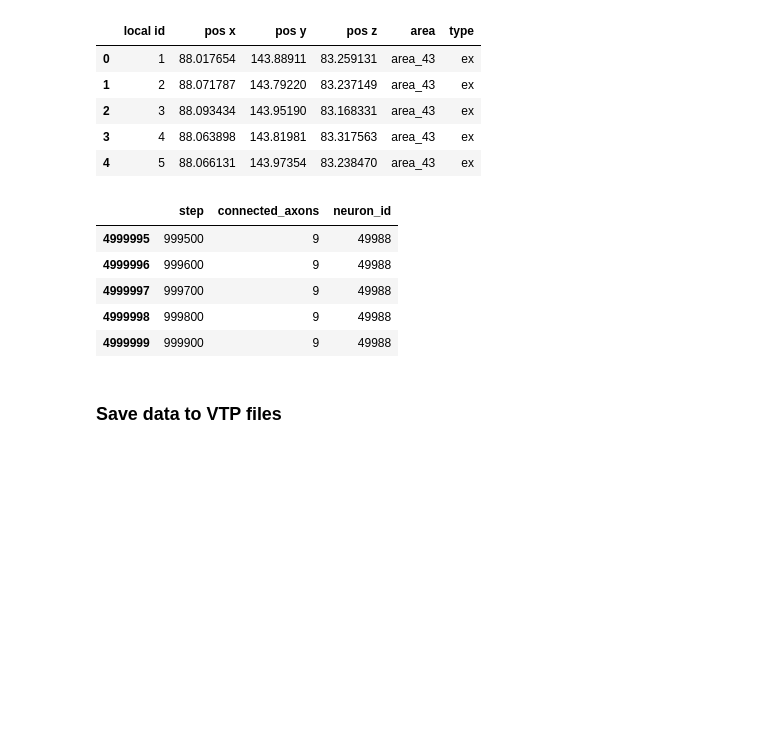
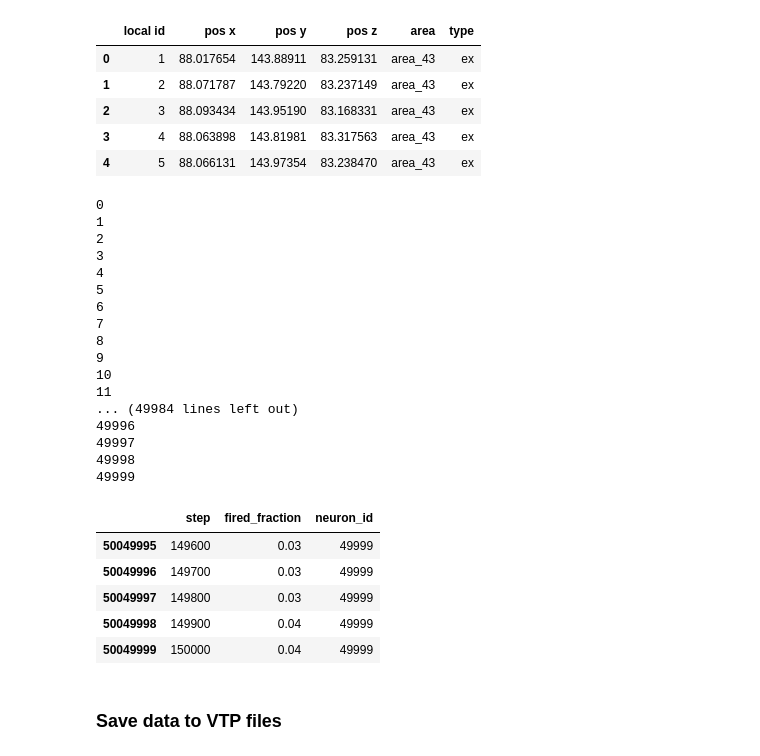
Before and after one commit to Ksf900/SciVis, a Jupyter notebook: paraview-vtk.ipynb, the cells around one changed output. Drawn from its saved outputs; the diff is of its cells as text; code cells hidden in the pictures; blank space fills up the shorter version.

Commit message:
Only read specific timesteps into df_monitor

```diff
--- a/paraview-vtk.ipynb
+++ b/paraview-vtk.ipynb
@@ -10,9 +10,10 @@ np.random.seed(23765)
 ### Set parameters
 # %%
 user = 'Kattelijn'
-simulation = 'no-network' # 'no-network', 'disable', 'stimulus', 'calcium'
-number_of_neurons = 500
-monitor_variable = 'connected_axons' # 'fired', 'fired_fraction', 'electric_activity', 'secondary_variable', 'calcium', 'target_calcium', 'synaptic_input', 'background_activity', 'grown_axons', 'connected_axons', 'grown_excitatory_dendrites', 'connected_excitatory_dendrites'
+simulation = 'disable' # 'no-network', 'disable', 'stimulus', 'calcium'
+number_of_neurons = 50000
+time_steps = np.arange(50000, 150100, 100)
+monitor_variable = 'fired_fraction' # 'fired', 'fired_fraction', 'electric_activity', 'secondary_variable', 'calcium', 'target_calcium', 'synaptic_input', 'background_activity', 'grown_axons', 'connected_axons', 'grown_excitatory_dendrites', 'connected_excitatory_dendrites'
 # %% [markdown]
 ### Load data
 # %%
@@ -36,27 +37,53 @@ df_pos.head()
 # %%
 neurons = np.sort(np.random.choice(np.arange(0, 50000, 1), size=number_of_neurons, replace=False))
 # %%
+time_steps_set = set(time_steps)
+
 column_headers_monitors = ['step', 'fired', 'fired_fraction', 'electric_activity', 'secondary_variable', 'calcium', 'target_calcium', 'synaptic_input', 'background_activity', 'grown_axons', 'connected_axons', 'grown_excitatory_dendrites', 'connected_excitatory_dendrites']
 
 index_monitor_variable = column_headers_monitors.index(f'{monitor_variable}')
 
 df_monitor = pd.DataFrame()
 
 for i in neurons:
+    print(i)
     filename = f'monitors/0_{i}.csv'
     filepath = os.path.join(base_folder, filename)
-    temp_df = pd.read_csv(filepath, skiprows=0, usecols=[0, index_monitor_variable], delimiter=';', names=column_headers_monitors)
-    temp_df['neuron_id'] = i  # Add the neuron ID as a new column
+
+    temp_df = pd.read_csv(filepath, skiprows=0, usecols=[0, index_monitor_variable],
+                          delimiter=';', names=column_headers_monitors)
+
+    temp_df = temp_df[temp_df['step'].isin(time_steps_set)]
+
+    temp_df['neuron_id'] = i
+
     df_monitor = pd.concat([df_monitor, temp_df], ignore_index=True)
 
 df_monitor.tail()
 # %% [output]
+0
+1
+2
+3
+4
+5
+6
+7
+8
+9
+10
+11
+... (49984 lines left out)
+49996
+49997
+49998
+49999
-|  | step | connected_axons | neuron_id |
-| 4999995 | 999500 | 9 | 49988 |
-| 4999996 | 999600 | 9 | 49988 |
-| 4999997 | 999700 | 9 | 49988 |
-| 4999998 | 999800 | 9 | 49988 |
-| 4999999 | 999900 | 9 | 49988 |
+|  | step | fired_fraction | neuron_id |
+| 50049995 | 149600 | 0.03 | 49999 |
+| 50049996 | 149700 | 0.03 | 49999 |
+| 50049997 | 149800 | 0.03 | 49999 |
+| 50049998 | 149900 | 0.04 | 49999 |
+| 50049999 | 150000 | 0.04 | 49999 |
 # %% [markdown]
 ### Save data to VTP files
 # %%
```
Also changed, not shown: parts of 1 cell of this notebook.
